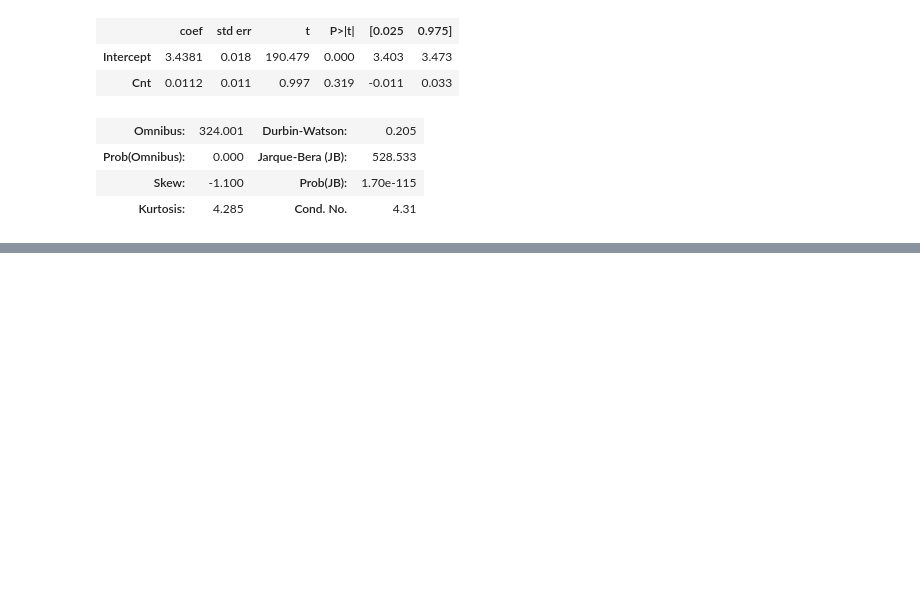
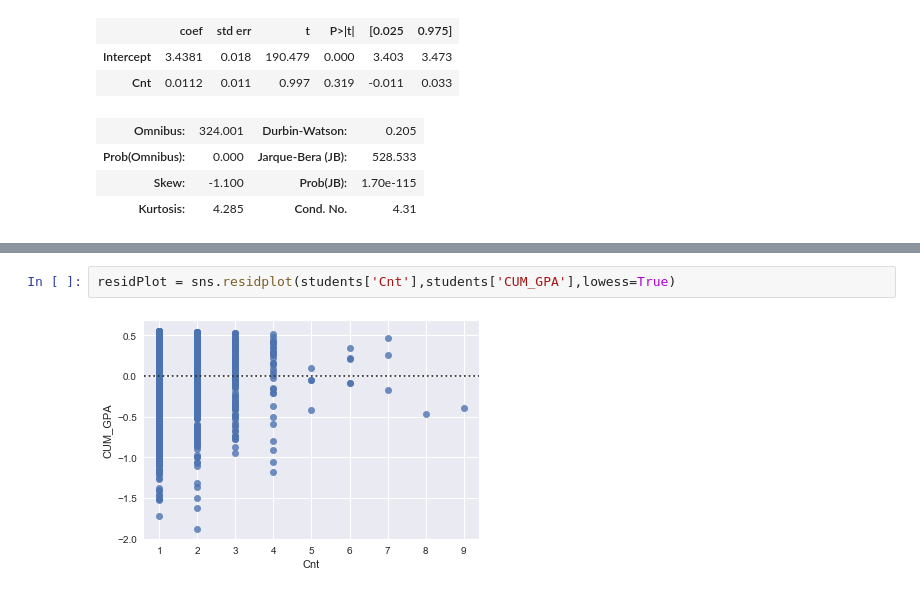
Before and after one commit to osuhomebase/RegressionCourse2301, a Jupyter notebook: Python/SimpleScatter.ipynb, the cells around one changed output, grey strips where cells are left out. Saved outputs shown, nothing was run; the diff lists cells and outputs as text; blank space fills up the shorter version.

```diff
--- a/Python/SimpleScatter.ipynb
+++ b/Python/SimpleScatter.ipynb
@@ -51,0 +56,4 @@ OLS Regression Results
+# %%
+residPlot = sns.residplot(students['Cnt'],students['CUM_GPA'],lowess=True)
+# %% [output]
+[figure, added]
```
Also changed, not shown: parts of 1 cell of this notebook.
